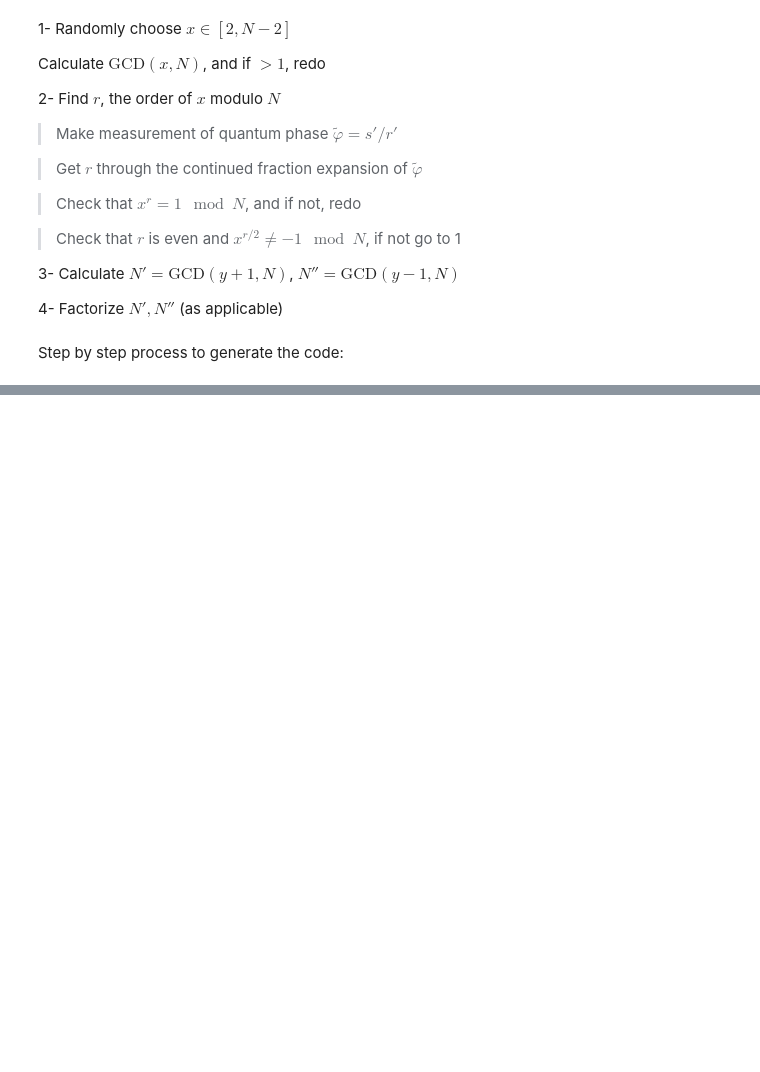
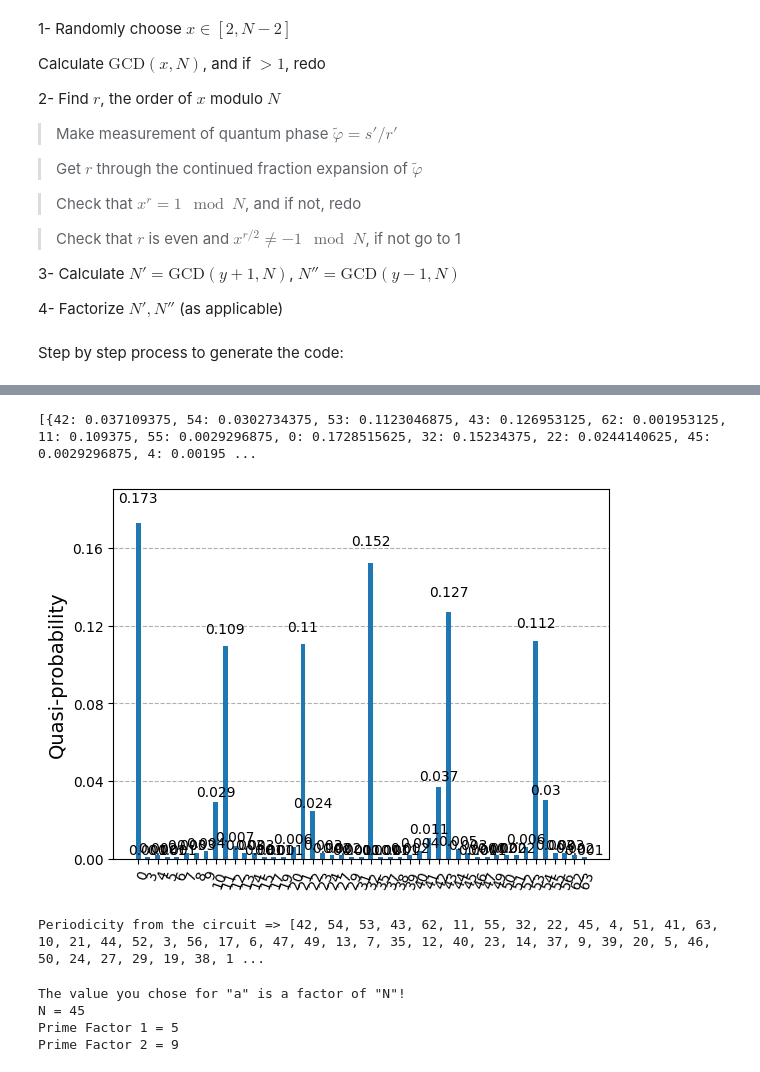
Before and after one commit to jyotiraj-code/dissertation, a Jupyter notebook: Practice Codes/shors-algorithm (learning from qiskit).ipynb, the cells around one changed output, grey strips where cells are left out. Cells and saved outputs as stored; diff of their text form; code cells hidden in the pictures; blank space fills up the shorter version.

```diff
--- a/Practice Codes/shors-algorithm (learning from qiskit).ipynb
+++ b/Practice Codes/shors-algorithm (learning from qiskit).ipynb
@@ -373,0 +532,22 @@ while True:
+# %%
+# Simulation using the sampler class.
+def samplerSimulator(circuit):
+    sampler = Sampler()
+    results = sampler.run(circuit).result() # create a simulator to test the circuit and get the results from it.
+    probabilities = results.quasi_dists # separate the probability of the values
+    return probabilities
+
+# Secondary simulator using the BasicSimulator() class
+def basicSimulator(circuit):
+    backend = BasicSimulator()
+    tqc = transpile(circuit, backend)
+    counts = backend.run(tqc).result().get_counts()
+    return counts
+# %%
+probabilities = samplerSimulator(circuit)
+print(probabilities)
+
+display(plot_histogram(probabilities))
+# %% [output]
+[{42: 0.037109375, 54: 0.0302734375, 53: 0.1123046875, 43: 0.126953125, 62: 0.001953125, 11: 0.109375, 55: 0.0029296875, 0: 0.1728515625, 32: 0.15234375, 22: 0.0244140625, 45: 0.0029296875, 4: 0.00195 ...
+[figure, added]
@@ -373,0 +589,34 @@ while True:
+# %%
+# i. Extract the list of possible periods "r" from the results of the Quantum Simulation
+r_options = getResultsList(probabilities)
+
+print("Periodicity from the circuit =>",r_options)
+
+# Find the values for the factors "p" and "q"
+p = 0
+q = 0
+for i in r_options:
+    if i % 2 == 0:
+        x = (a**(i//2)) % N # Compute the periodicity check by applying modulus arithmetic.
+        temp_p = math.gcd(x-1, N) # Find the GCD between the value of x-1 and N
+        temp_q = math.gcd(x+1, N) # Find the GCD between the value of x+1 and N
+
+        # if the values of temp_p and temp_q are 1 or N, then we need to check for other
+        # values since they are not our key answers
+        if temp_p != 1 and temp_p != N:
+            p = temp_p
+        if temp_q != 1 and temp_q != N:
+            q = temp_q
+        else:
+            continue
+    else:
+        continue
+# %% [output]
+Periodicity from the circuit => [42, 54, 53, 43, 62, 11, 55, 32, 22, 45, 4, 51, 41, 63, 10, 21, 44, 52, 3, 56, 17, 6, 47, 49, 13, 7, 35, 12, 40, 23, 14, 37, 9, 39, 20, 5, 46, 50, 24, 27, 29, 19, 38, 1 ...
+# %%
+printPQ(p, q)
+# %% [output]
+The value you chose for "a" is a factor of "N"!
+N = 45
+Prime Factor 1 = 5
+Prime Factor 2 = 9
```
Also changed, not shown: parts of 12 cells of this notebook.
